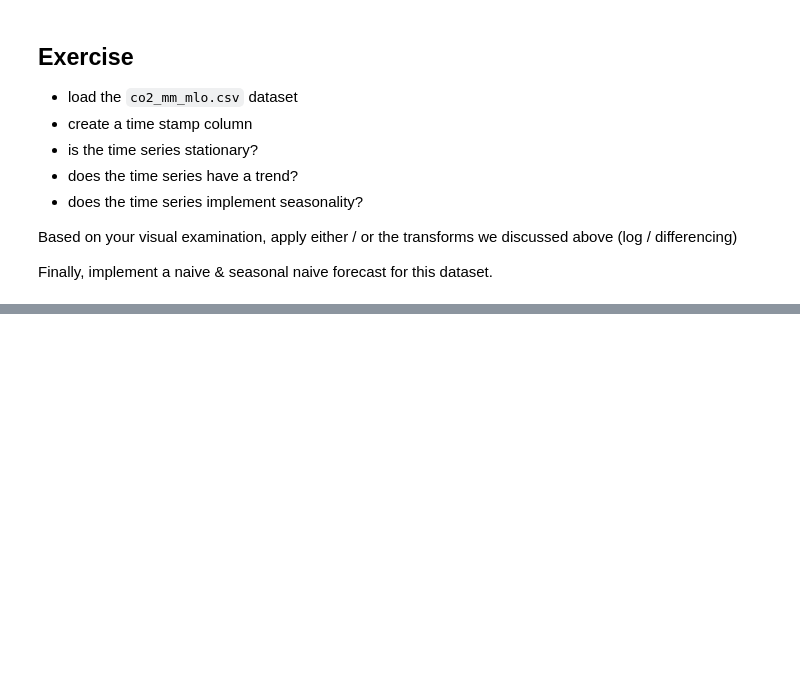
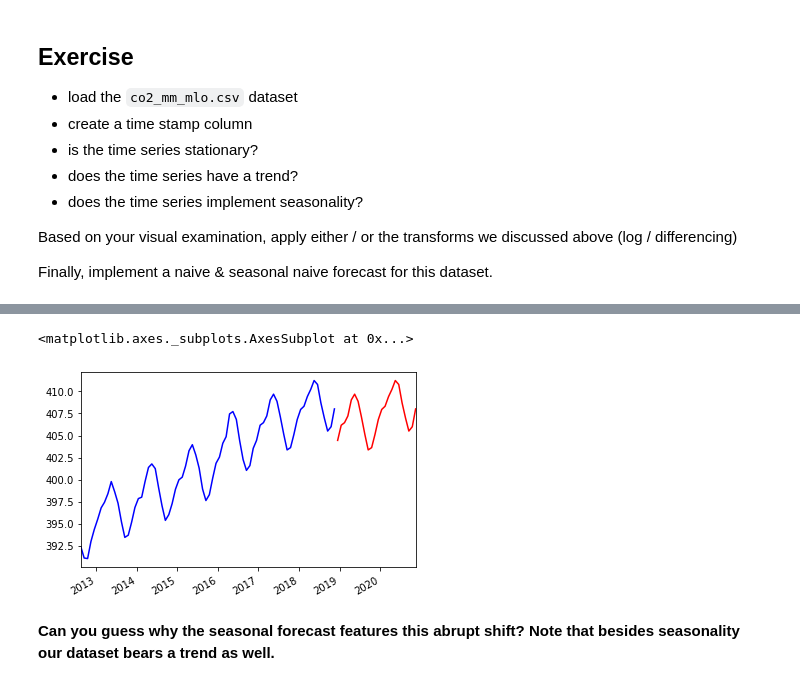
Before and after one commit to bkubsch/time_series, a Jupyter notebook: notebooks/00_introduction.ipynb, the cells around one changed output, grey strips where cells are left out. Saved outputs shown, nothing was run; the diff lists cells and outputs as text; code cells hidden in the pictures; blank space fills up the shorter version.

```diff
--- a/notebooks/00_introduction.ipynb
+++ b/notebooks/00_introduction.ipynb
@@ -398,0 +793,10 @@ data.loc[:, 'average'].plot()
+# %%
+#let's do the seasonal naice forecast for a period of two years
+#this is the only way I found to circumvent leapyear issues as Timedelta appears limited beyond timescales of one year
+
+index = []
+for i in data.index[-24:]:
+    i = i.replace(i.year + 2)
+    index.append(i)
+
+index[:5]
@@ -398,0 +809,16 @@ data.loc[:, 'average'].plot()
+# %%
+values = []
+for i in data.iloc[-24:, :].average:
+    x = i
+    values.append(x)
+# %%
+df_append = pd.DataFrame({'average':values}, index=index)
+df_seasonal_naive = data.append(df_append, sort=True)
+# %%
+df_seasonal_naive.iloc[-100:-24].loc[:, 'average'].plot(color='blue')
+df_seasonal_naive.iloc[-24:].loc[:, 'average'].plot(color='red')
+# %% [output]
+<matplotlib.axes._subplots.AxesSubplot at 0x...>
+[figure, added]
+# %% [markdown]
+__Can you guess why the seasonal forecast features this abrupt shift? Note that besides seasonality our dataset bears a trend as well.__
```
Also changed, not shown: parts of 78 cells of this notebook.
